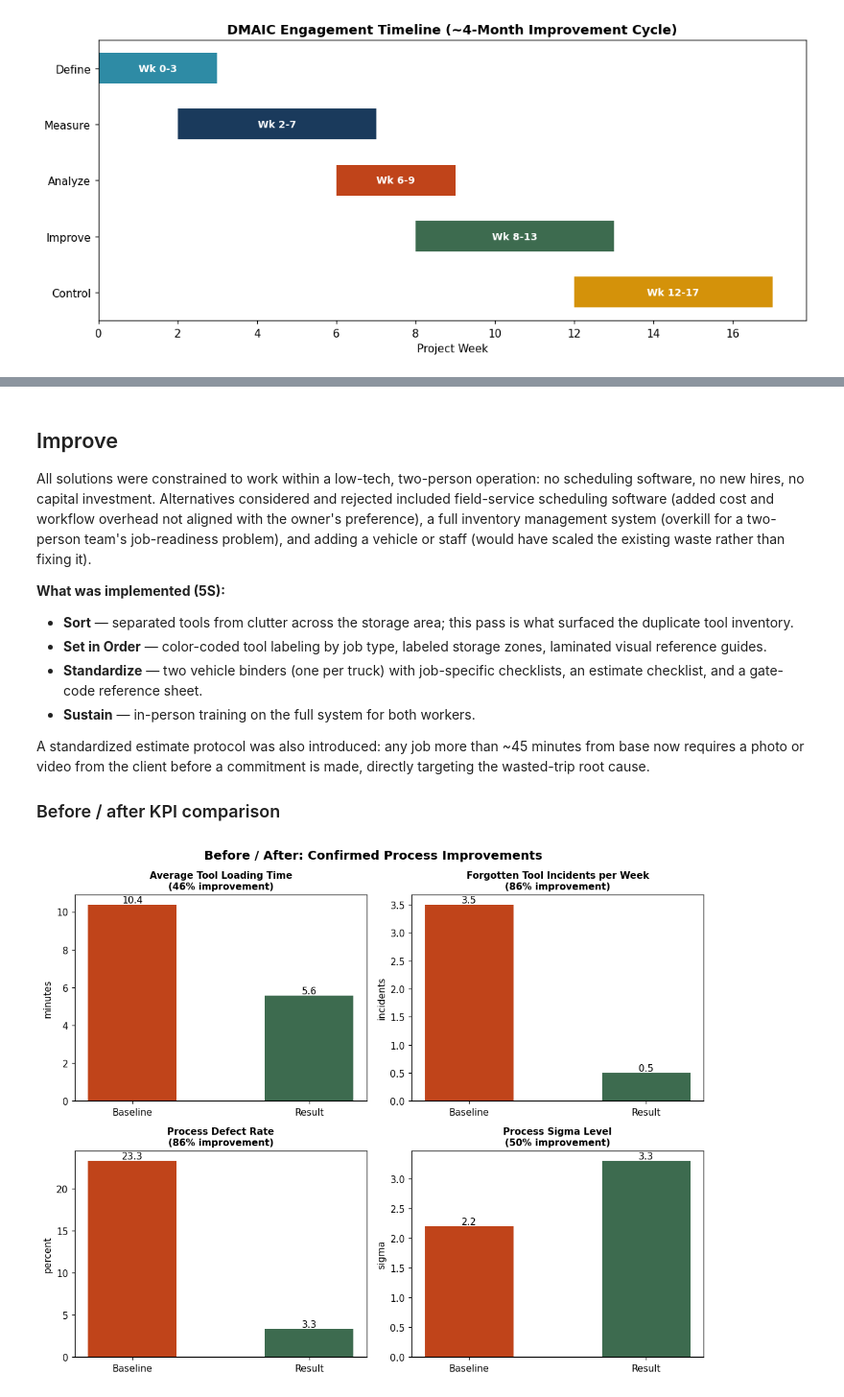
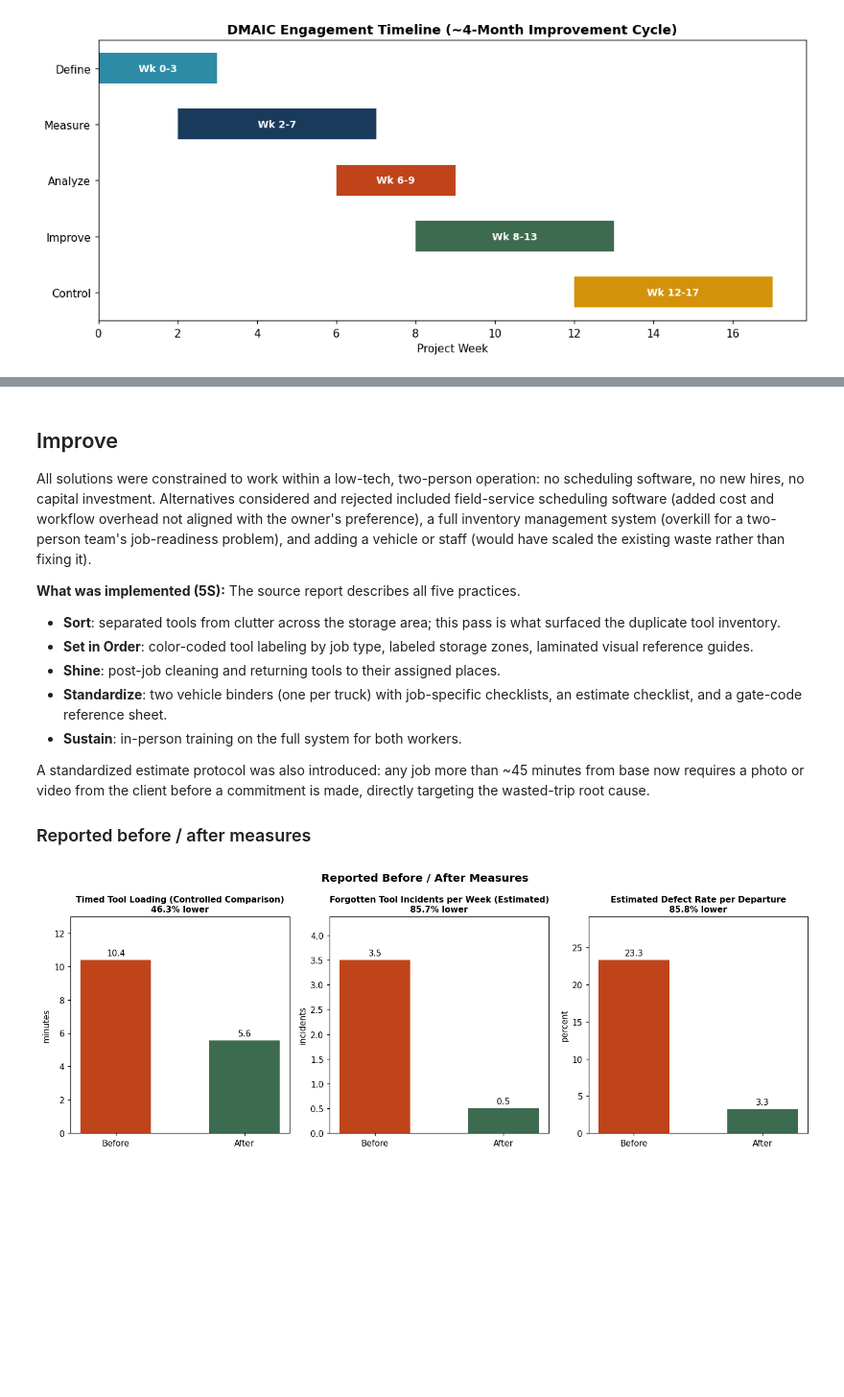
Before and after one commit to DAlanMtz/operations-dmaic-case-study, a Jupyter notebook: operations_dmaic_case_study.ipynb, the cells around one changed output, grey strips where cells are left out. Shown at 96% size. Drawn from its saved outputs; the diff is of its cells as text; code cells hidden in the pictures; blank space fills up the shorter version.

```diff
--- a/operations_dmaic_case_study.ipynb
+++ b/operations_dmaic_case_study.ipynb
@@ -192,22 +187,12 @@ all five categories are comparable on one axis.
 # %%
-cost_sorted = cost.sort_values("Estimated_Annual_Cost_USD", ascending=False).reset_index(drop=True)
-cost_sorted["Cumulative_Pct"] = cost_sorted["Estimated_Annual_Cost_USD"].cumsum() / cost_sorted["Estimated_Annual_Cost_USD"].sum() * 100
+cost_sorted = cost.sort_values("Estimated_Annual_Cost_USD", ascending=True).reset_index(drop=True)
 
-fig, ax1 = plt.subplots(figsize=(10, 6))
-bars = ax1.bar(cost_sorted["Root_Cause_Category"], cost_sorted["Estimated_Annual_Cost_USD"], color="#1A3A5C")
-ax1.set_ylabel("Estimated Annual Cost ($)")
-ax1.set_xticklabels(cost_sorted["Root_Cause_Category"], rotation=30, ha="right")
-ax1.bar_label(bars, fmt="$%.0f")
-
-ax2 = ax1.twinx()
-ax2.plot(cost_sorted["Root_Cause_Category"], cost_sorted["Cumulative_Pct"], color="#C0441A",
-         marker="o", linewidth=2)
-ax2.set_ylabel("Cumulative %")
-ax2.set_ylim(0, 110)
-ax2.axhline(80, color="grey", linestyle="--", linewidth=0.8)
-
-total = cost_sorted["Estimated_Annual_Cost_USD"].sum()
-ax1.set_title(f"Pareto: Root Causes by Estimated Annual Cost Impact (Total ~${total:,.0f}/yr)", fontweight="bold")
+fig, ax = plt.subplots(figsize=(10, 6))
+bars = ax.barh(cost_sorted["Root_Cause_Category"], cost_sorted["Estimated_Annual_Cost_USD"], color="#1A3A5C")
+ax.set_xlabel("Estimated annual amount ($)")
+ax.set_title("Listed annual cost estimates by category\nCategories may overlap; amounts are not additive", fontweight="bold")
+ax.bar_label(bars, fmt="$%.0f", padding=4)
+ax.set_xlim(0, cost_sorted["Estimated_Annual_Cost_USD"].max() * 1.22)
 fig.tight_layout()
 fig.savefig(f"{IMAGES_DIR}/issue-frequency-pareto.png", dpi=150)
 plt.show()
@@ -223,37 +208,39 @@ not aligned with the owner's preference), a full inventory management system
 (overkill for a two-person team's job-readiness problem), and adding a vehicle or
 staff (would have scaled the existing waste rather than fixing it).
 
-**What was implemented (5S):**
-- **Sort** — separated tools from clutter across the storage area; this pass is what
+**What was implemented (5S):** The source report describes all five practices.
+- **Sort**: separated tools from clutter across the storage area; this pass is what
   surfaced the duplicate tool inventory.
-- **Set in Order** — color-coded tool labeling by job type, labeled storage zones,
+- **Set in Order**: color-coded tool labeling by job type, labeled storage zones,
   laminated visual reference guides.
-- **Standardize** — two vehicle binders (one per truck) with job-specific checklists, an
+- **Shine**: post-job cleaning and returning tools to their assigned places.
+- **Standardize**: two vehicle binders (one per truck) with job-specific checklists, an
   estimate checklist, and a gate-code reference sheet.
-- **Sustain** — in-person training on the full system for both workers.
+- **Sustain**: in-person training on the full system for both workers.
 
 A standardized estimate protocol was also introduced: any job more than ~45 minutes from
 base now requires a photo or video from the client before a commitment is made, directly
 targeting the wasted-trip root cause.
 
-### Before / after KPI comparison
+### Reported before / after measures
 # %%
-fig, axes = plt.subplots(2, 2, figsize=(10, 8))
 kpi_plot = kpi.set_index("KPI")
+fig, axes = plt.subplots(1, len(kpi_plot), figsize=(13, 4.8))
 
-for ax, (idx, row) in zip(axes.flat, kpi_plot.iterrows()):
-    bars = ax.bar(["Baseline", "Result"], [row["Baseline"], row["Target_Or_Result"]],
-                   color=["#C0441A", "#3D6B4F"], width=0.5)
-    ax.bar_label(bars, fmt="%.1f")
-    ax.set_title(f"{idx}\n({row['Improvement_Pct']:.0f}% improvement)", fontsize=10, fontweight="bold")
+for ax, (idx, row) in zip(axes, kpi_plot.iterrows()):
+    bars = ax.bar(["Before", "After"], [row["Baseline"], row["Target_Or_Result"]],
+                  color=["#C0441A", "#3D6B4F"], width=0.55)
+    ax.bar_label(bars, fmt="%.1f", padding=3)
+    ax.set_title(f"{idx}\n{row['Improvement_Pct']:.1f}% lower", fontsize=10, fontweight="bold")
     ax.set_ylabel(row["Unit"])
+    ax.set_ylim(0, max(row["Baseline"], row["Target_Or_Result"]) * 1.25)
 
-fig.suptitle("Before / After: Confirmed Process Improvements", fontweight="bold", fontsize=13)
+fig.suptitle("Reported Before / After Measures", fontweight="bold", fontsize=13)
 fig.tight_layout()
 fig.savefig(f"{IMAGES_DIR}/before-after-kpi-comparison.png", dpi=150)
 plt.show()
 # %% [output]
-[figure, old version]
+[figure, new version]
 # %% [markdown]
 ## Control
 
```
Also changed, not shown: parts of 16 cells of this notebook, 8 other files.
